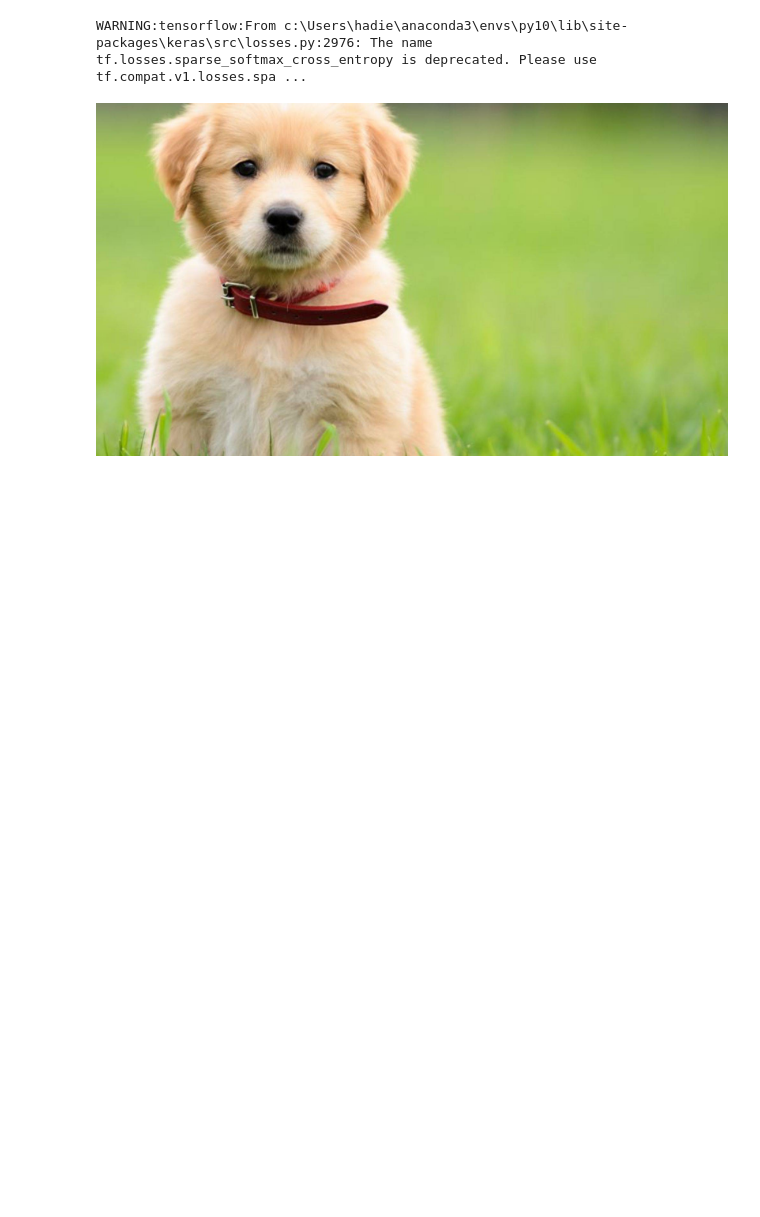
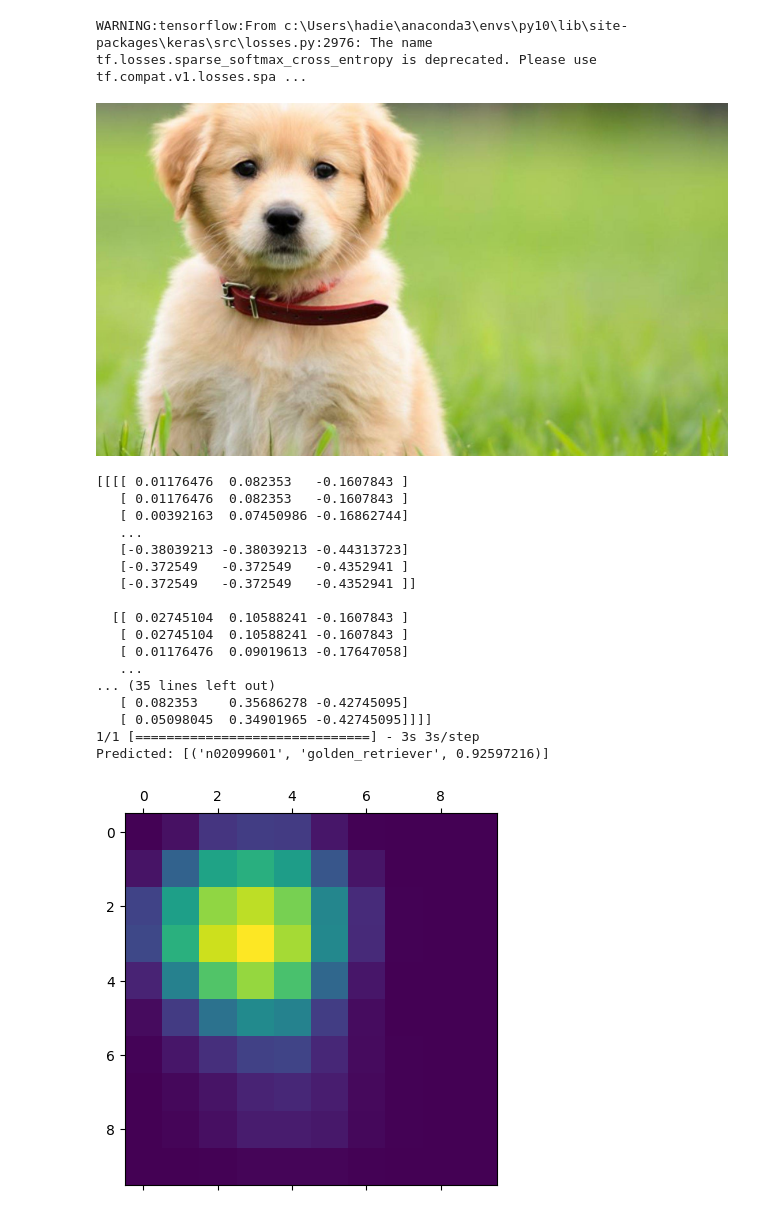
Before and after one commit to DevTimBo/DEEPL-Project, a Jupyter notebook: CAM/Grad_CAM_keras.ipynb, the cells around one changed output. Cells and saved outputs as stored; diff of their text form; code cells hidden in the pictures; blank space fills up the shorter version.

```diff
--- a/CAM/Grad_CAM_keras.ipynb
+++ b/CAM/Grad_CAM_keras.ipynb
@@ -87,34 +89,51 @@ def make_gradcam_heatmap(img_array, model, last_conv_layer_name, pred_index=None
 # %%
 # Prepare image
 # Parameter: Numpy Array
 # Das Ergebnis ist ein vorverarbeitetes Bild, das für die Verwendung mit dem Xception-Modell geeignet ist (Als Numpy-Array)
 img_array = preprocess_input(get_img_array(img_path, size=img_size))
+print(img_array)
 
 # Make model
 # Model wird erstellt, Gewichte sind auf ImageNet vortrainiert
 model = model_builder(weights="imagenet")
 
-model.summary()
-
 # Remove last layer's softmax
 # Softmax layer wird entfernt
-model.layers[-1].activation = None
+model.layers[-1].activation = None # OPTIONAL
 
 # Print what the top predicted class is
 # preds enthält die Vorhersagewahrscheinlichkeit für jede Klasse
 # decode: Wahrscheinlichkeit -> Klassenbezeichnung
-# TOP PREDICTION
 preds = model.predict(img_array)
 # n02099601 ist die ID im ImageNet Datensatz
 print("Predicted:", decode_predictions(preds, top=1)[0])
 
 # Generate class activation heatmap
 heatmap = make_gradcam_heatmap(img_array, model, last_conv_layer_name)
 
 # Display heatmap
 plt.matshow(heatmap)
 # Grobe Darstellung der Bereiche im Bild
 plt.show()
+# %% [output]
+[[[[ 0.01176476  0.082353   -0.1607843 ]
+   [ 0.01176476  0.082353   -0.1607843 ]
+   [ 0.00392163  0.07450986 -0.16862744]
+   ...
+   [-0.38039213 -0.38039213 -0.44313723]
+   [-0.372549   -0.372549   -0.4352941 ]
+   [-0.372549   -0.372549   -0.4352941 ]]
+
+  [[ 0.02745104  0.10588241 -0.1607843 ]
+   [ 0.02745104  0.10588241 -0.1607843 ]
+   [ 0.01176476  0.09019613 -0.17647058]
+   ...
+... (35 lines left out)
+   [ 0.082353    0.35686278 -0.42745095]
+   [ 0.05098045  0.34901965 -0.42745095]]]]
+1/1 [==============================] - 3s 3s/step
+Predicted: [('n02099601', 'golden_retriever', 0.92597216)]
+[figure, added]
 # %%
 model.summary()
 # %% [output]
```
Also changed, not shown: parts of 4 cells of this notebook, 10 other files.
